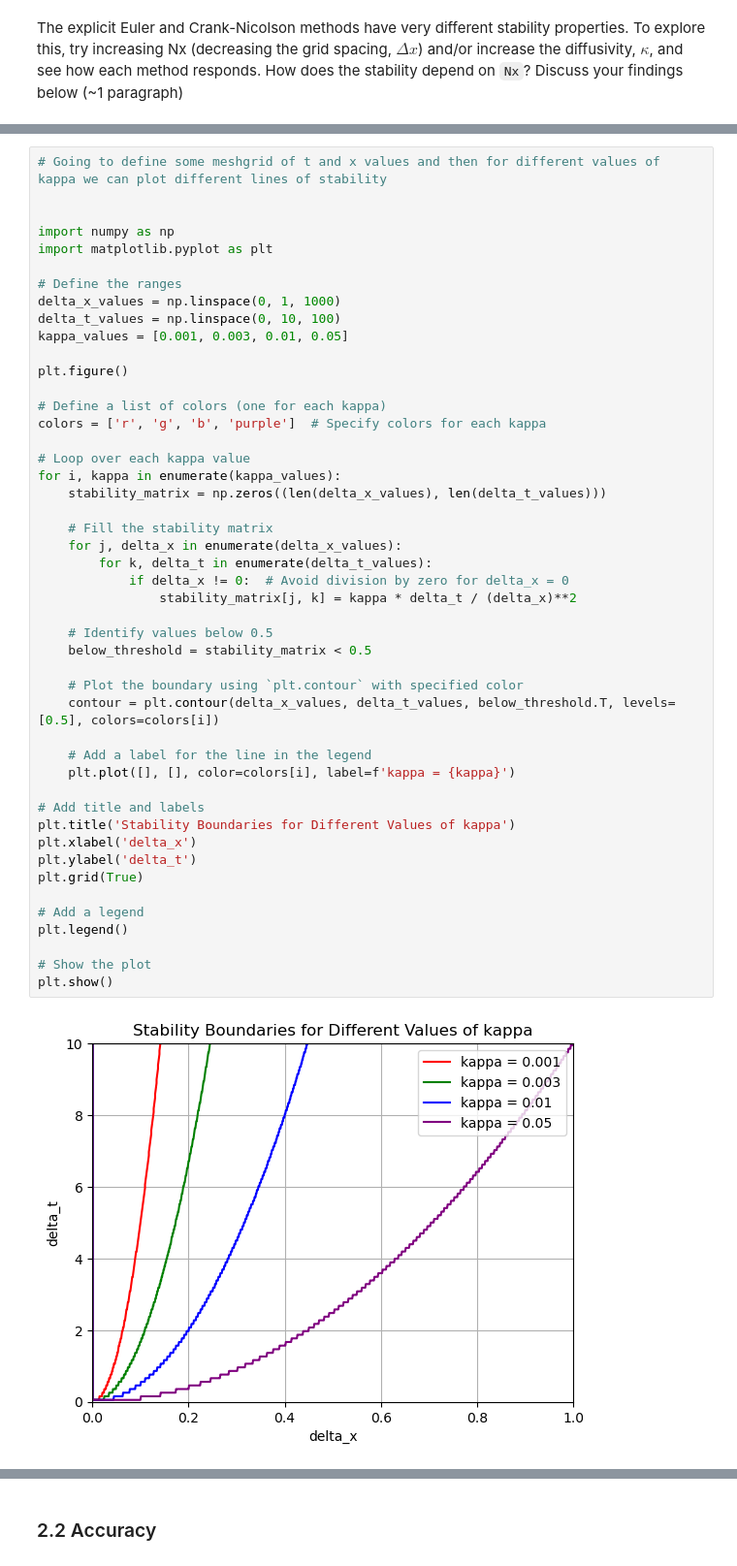
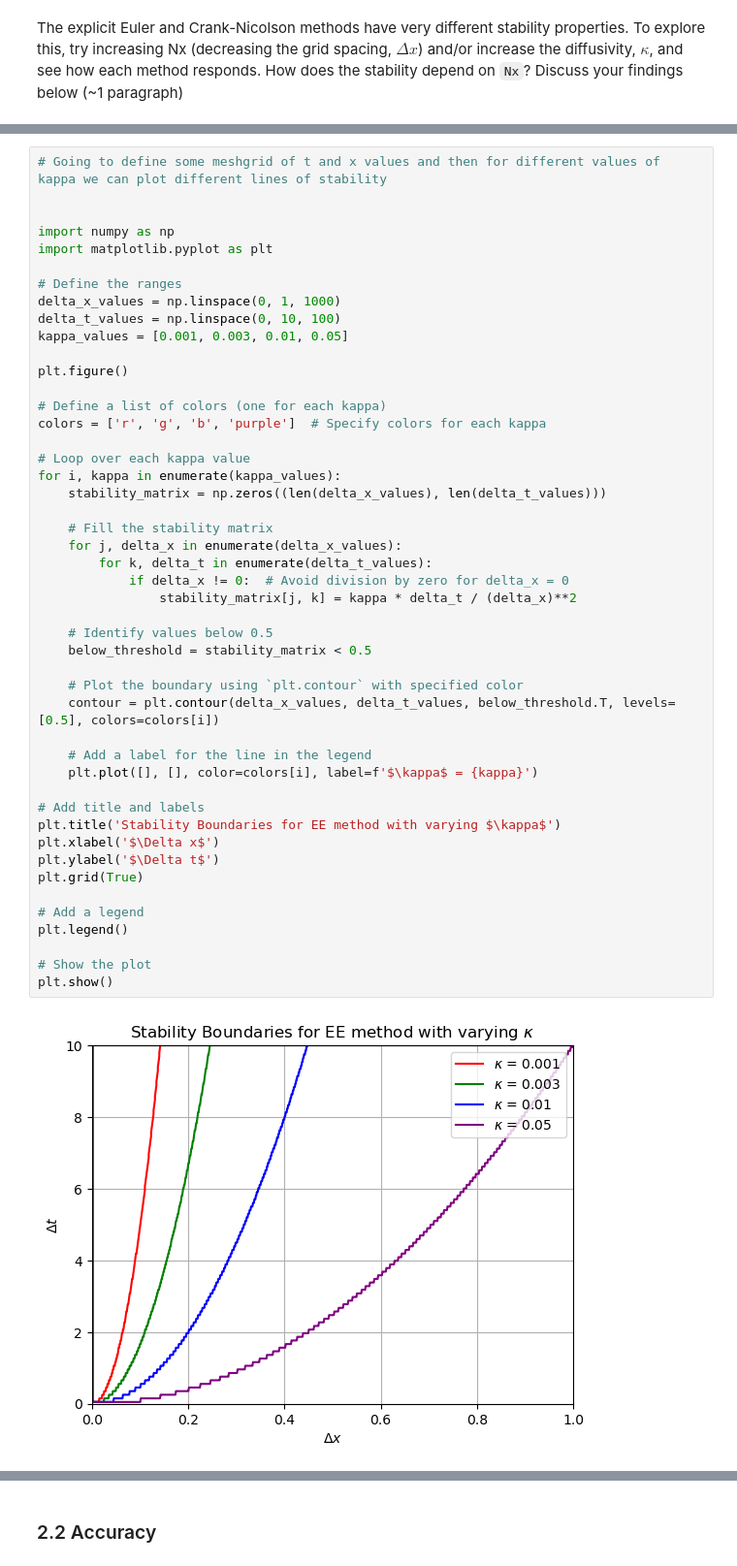
Before and after one commit to maxcharvey/QCES_LNM_projects, a Jupyter notebook: Project1_numerical_methods.ipynb, the cells around one changed output, grey strips where cells are left out. Shown at 97% size. Drawn from its saved outputs; the diff is of its cells as text.

```diff
--- a/Project1_numerical_methods.ipynb
+++ b/Project1_numerical_methods.ipynb
@@ -191,35 +191,35 @@ plt.figure()
 # Define a list of colors (one for each kappa)
 colors = ['r', 'g', 'b', 'purple']  # Specify colors for each kappa
 
 # Loop over each kappa value
 for i, kappa in enumerate(kappa_values):
     stability_matrix = np.zeros((len(delta_x_values), len(delta_t_values)))
 
     # Fill the stability matrix
     for j, delta_x in enumerate(delta_x_values):
         for k, delta_t in enumerate(delta_t_values):
             if delta_x != 0:  # Avoid division by zero for delta_x = 0
                 stability_matrix[j, k] = kappa * delta_t / (delta_x)**2
 
     # Identify values below 0.5
     below_threshold = stability_matrix < 0.5
 
     # Plot the boundary using `plt.contour` with specified color
     contour = plt.contour(delta_x_values, delta_t_values, below_threshold.T, levels=[0.5], colors=colors[i])
 
     # Add a label for the line in the legend
-    plt.plot([], [], color=colors[i], label=f'kappa = {kappa}')
+    plt.plot([], [], color=colors[i], label=f'$\kappa$ = {kappa}')
 
 # Add title and labels
-plt.title('Stability Boundaries for Different Values of kappa')
-plt.xlabel('delta_x')
-plt.ylabel('delta_t')
+plt.title('Stability Boundaries for EE method with varying $\kappa$')
+plt.xlabel('$\Delta x$')
+plt.ylabel('$\Delta t$')
 plt.grid(True)
 
 # Add a legend
 plt.legend()
 
 # Show the plot
 plt.show()
 # %% [output]
-[figure, old version]
+[figure, new version]
```
Also changed, not shown: parts of 20 cells of this notebook, 3 other files.
